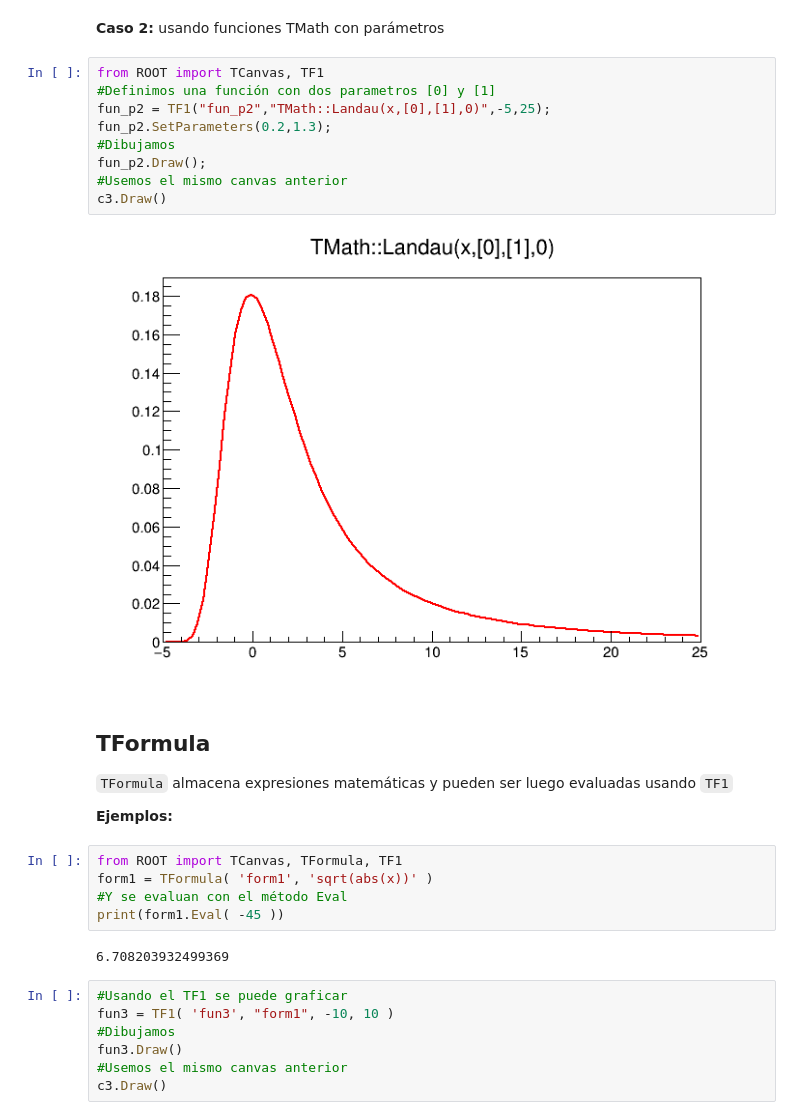
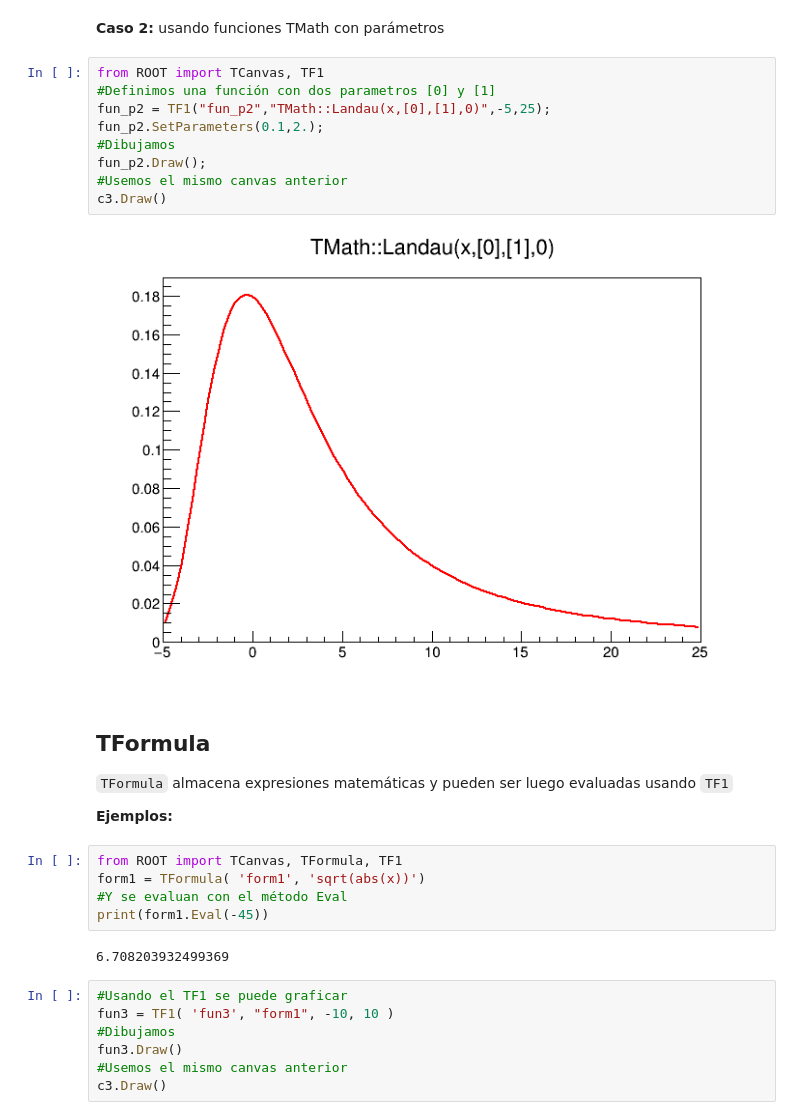
Before and after one commit to casfisica/Fisica_Computacional-1_2020-II, a Jupyter notebook: PyROOTBasico.ipynb, the cells around one changed output. Saved outputs shown, nothing was run; the diff lists cells and outputs as text.

```diff
--- a/PyROOTBasico.ipynb
+++ b/PyROOTBasico.ipynb
@@ -98,14 +98,14 @@ __Caso 2:__ usando funciones TMath con parámetros
 # %%
 from ROOT import TCanvas, TF1
 #Definimos una función con dos parametros [0] y [1]
 fun_p2 = TF1("fun_p2","TMath::Landau(x,[0],[1],0)",-5,25);
-fun_p2.SetParameters(0.2,1.3);
+fun_p2.SetParameters(0.1,2.);
 #Dibujamos
 fun_p2.Draw();
 #Usemos el mismo canvas anterior
 c3.Draw()
 # %% [output]
-[figure, old version]
+[figure, new version]
 # %% [markdown]
 ## TFormula
 `TFormula` almacena expresiones matemáticas y pueden ser luego evaluadas usando `TF1`
@@ -113,9 +113,9 @@ c3.Draw()
 __Ejemplos:__
 # %%
 from ROOT import TCanvas, TFormula, TF1
-form1 = TFormula( 'form1', 'sqrt(abs(x))' )
+form1 = TFormula( 'form1', 'sqrt(abs(x))')
 #Y se evaluan con el método Eval
-print(form1.Eval( -45 ))
+print(form1.Eval(-45))
 # %% [output]
 6.708203932499369
 # %%
```
Also changed, not shown: parts of 5 cells of this notebook, 1 other file.
